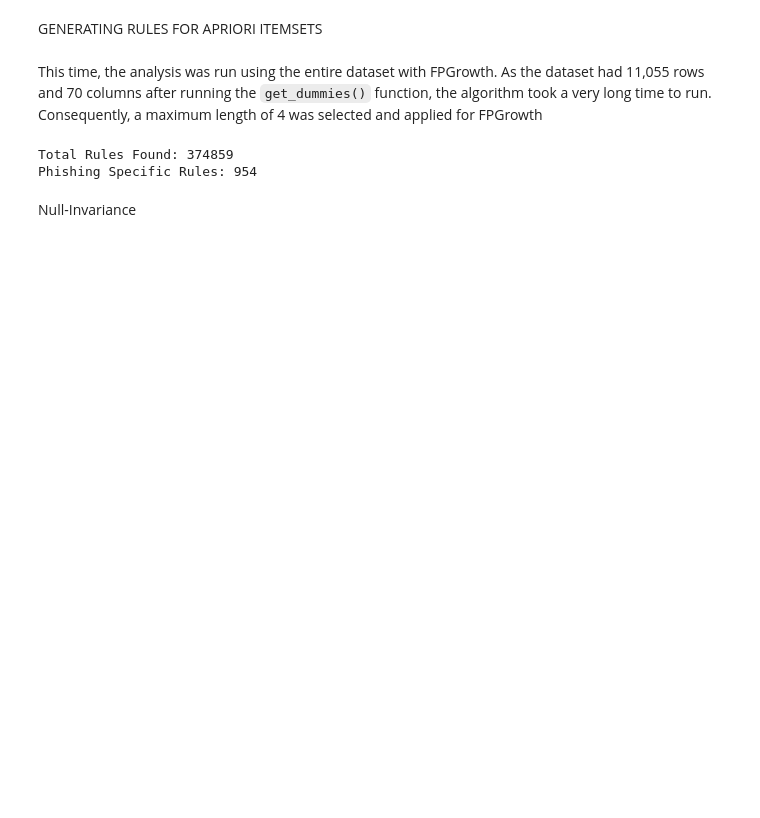
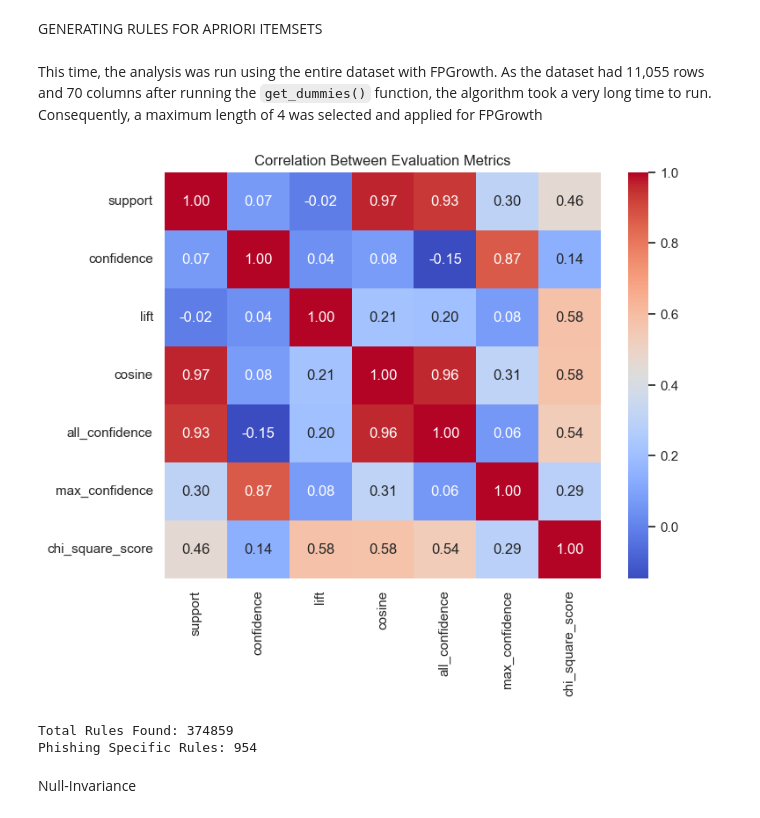
Before and after one commit to aylinShn0/Correlation-and-Rule-Evaluation-for-Phishing-Discovery, a Jupyter notebook: phishing_correlation_analysis.ipynb, the cells around one changed output. Cells and saved outputs as stored; diff of their text form; code cells hidden in the pictures; blank space fills up the shorter version.

Commit message:
Added Correlation Matrix

```diff
--- a/phishing_correlation_analysis.ipynb
+++ b/phishing_correlation_analysis.ipynb
@@ -214,23 +214,30 @@ This time, the analysis was run using the entire dataset with FPGrowth. As the d
 # %%
 df_full_rules = pd.get_dummies(df_mapped)
 #print(df_full_rules)
 start_time_2 = time.time()
 frequent_itemsets_fprowth_with_full_dataset = fpgrowth(df_full_rules, min_support=0.15, use_colnames=True , max_len=4)
 fp_time_full_dataset = time.time() - start_time_2
 
 rules_full = association_rules(frequent_itemsets_fprowth_with_full_dataset, metric="confidence", min_threshold=0.60)
 
 rules_full['cosine'] = rules_full['support'] / np.sqrt(rules_full['antecedent support'] * rules_full['consequent support'])
 rules_full['all_confidence'] = rules_full['support'] / rules_full[['antecedent support', 'consequent support']].max(axis=1)
 rules_full['max_confidence'] = rules_full['support'] / rules_full[['antecedent support', 'consequent support']].min(axis=1)
 rules_full['chi_square_score'] = rules_full.apply(lambda row: calculate_chi_square_value(row, len(df_full_rules)), axis=1)
 
+metric_cols = rules_full[['support', 'confidence', 'lift', 'cosine', 'all_confidence', 'max_confidence', 'chi_square_score']]
+plt.figure(figsize=(8, 6))
+sns.heatmap(metric_cols.corr(), annot=True, cmap='coolwarm', fmt=".2f")
+plt.title('Correlation Between Evaluation Metrics')
+plt.show()
+
 phishing_rules_full = rules_full[rules_full['consequents'] == frozenset({'Result_Phishing'})]
 phishing_rules_full_sorted = phishing_rules_full.sort_values(by='lift', ascending=False)
 print(f"Total Rules Found: {len(rules_full)}")
 print(f"Phishing Specific Rules: {len(phishing_rules_full)}")
 phishing_rules_full_sorted.to_csv("full_dataset_phishing_rules.csv", index=False, encoding="utf-8")
 # %% [output]
+[figure, added]
 Total Rules Found: 374859
 Phishing Specific Rules: 954
 # %% [markdown]
```
Also changed, not shown: parts of 3 cells of this notebook, 3 other files.
